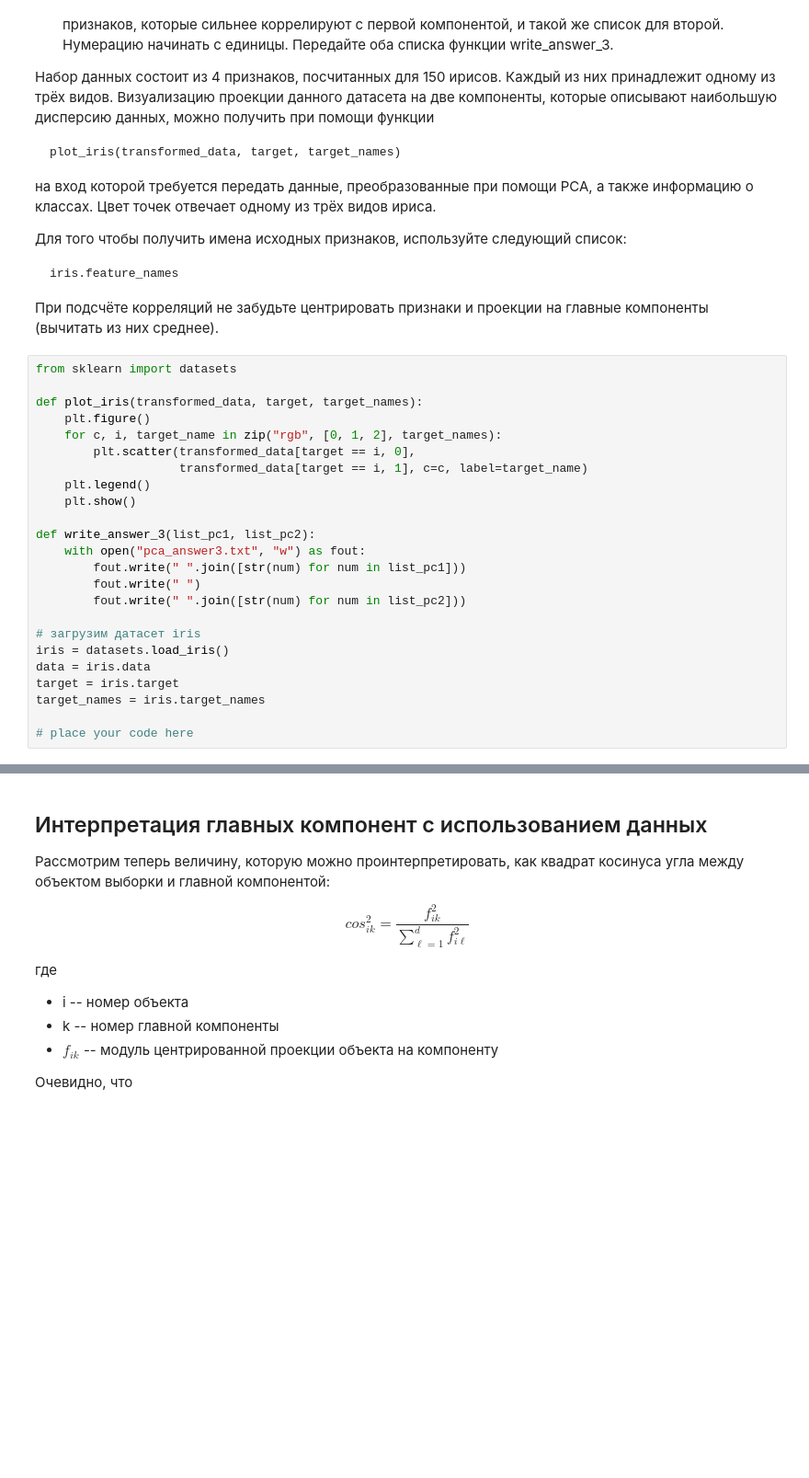
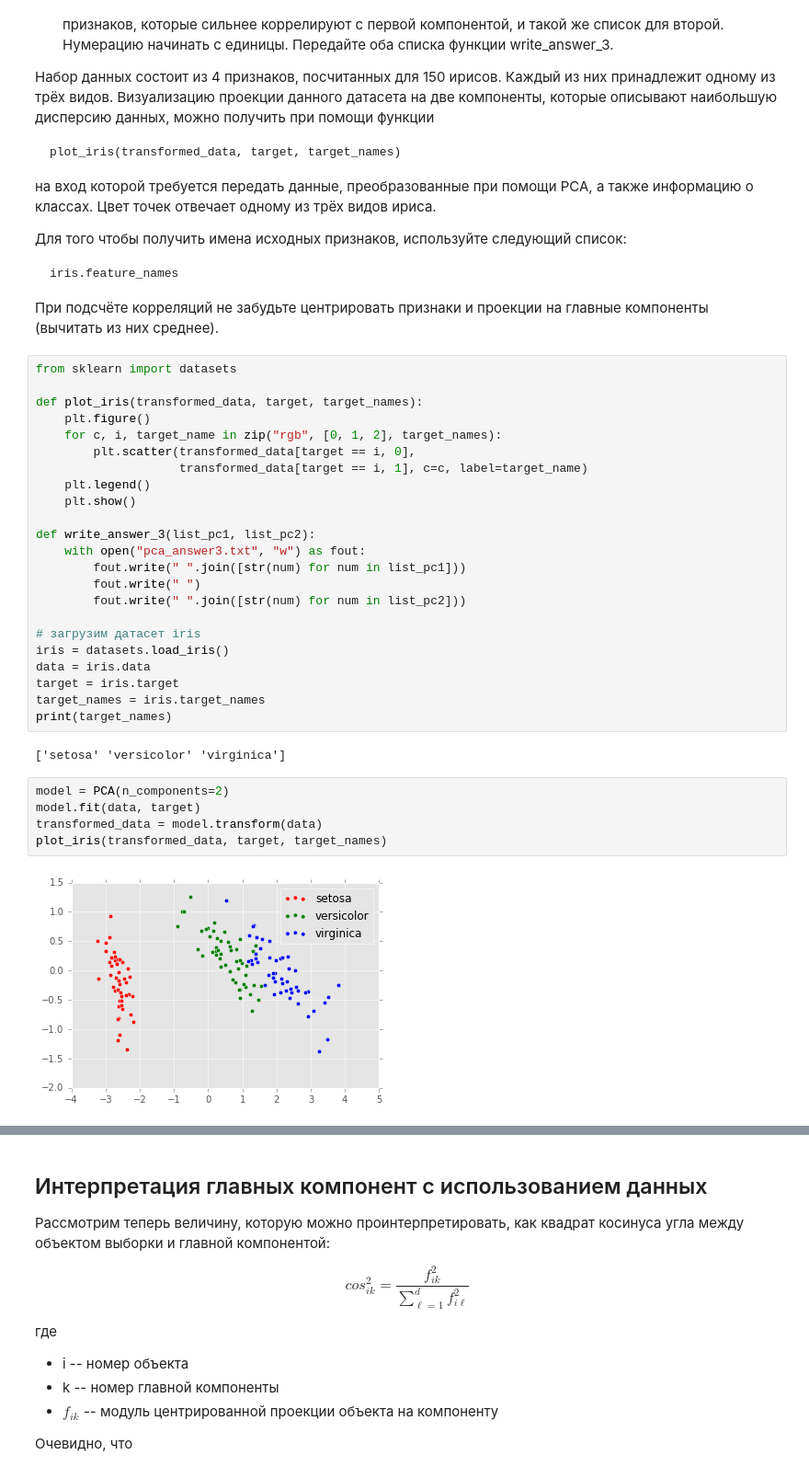
Before and after one commit to senior-sigan/MIPT_MachineLearning_specialization, a Jupyter notebook: 3_unsupervised-learning/week2/PCA.ipynb, the cells around one changed output, grey strips where cells are left out. Shown at 92% size. Saved outputs shown, nothing was run; the diff lists cells and outputs as text; blank space fills up the shorter version.

```diff
--- a/3_unsupervised-learning/week2/PCA.ipynb
+++ b/3_unsupervised-learning/week2/PCA.ipynb
@@ -349,5 +410,13 @@ iris = datasets.load_iris()
 data = iris.data
 target = iris.target
 target_names = iris.target_names
-
-# place your code here
+print(target_names)
+# %% [output]
+['setosa' 'versicolor' 'virginica']
+# %%
+model = PCA(n_components=2)
+model.fit(data, target)
+transformed_data = model.transform(data)
+plot_iris(transformed_data, target, target_names)
+# %% [output]
+[figure, added]
```
Also changed, not shown: parts of 21 cells of this notebook, 4 other files.
